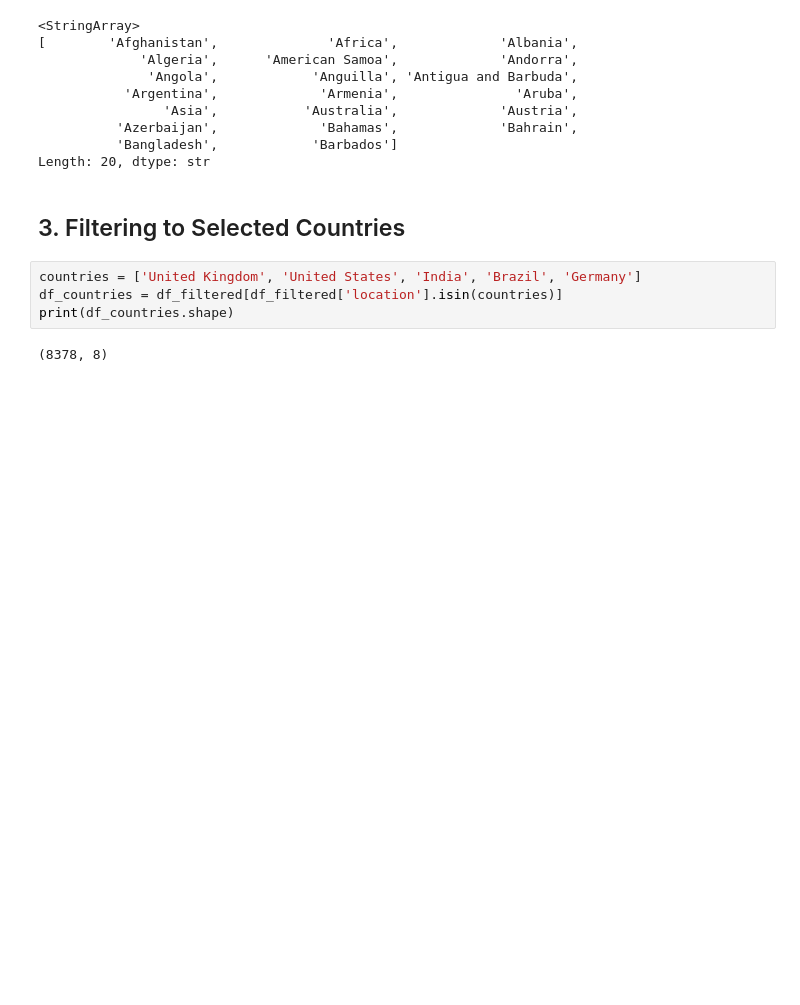
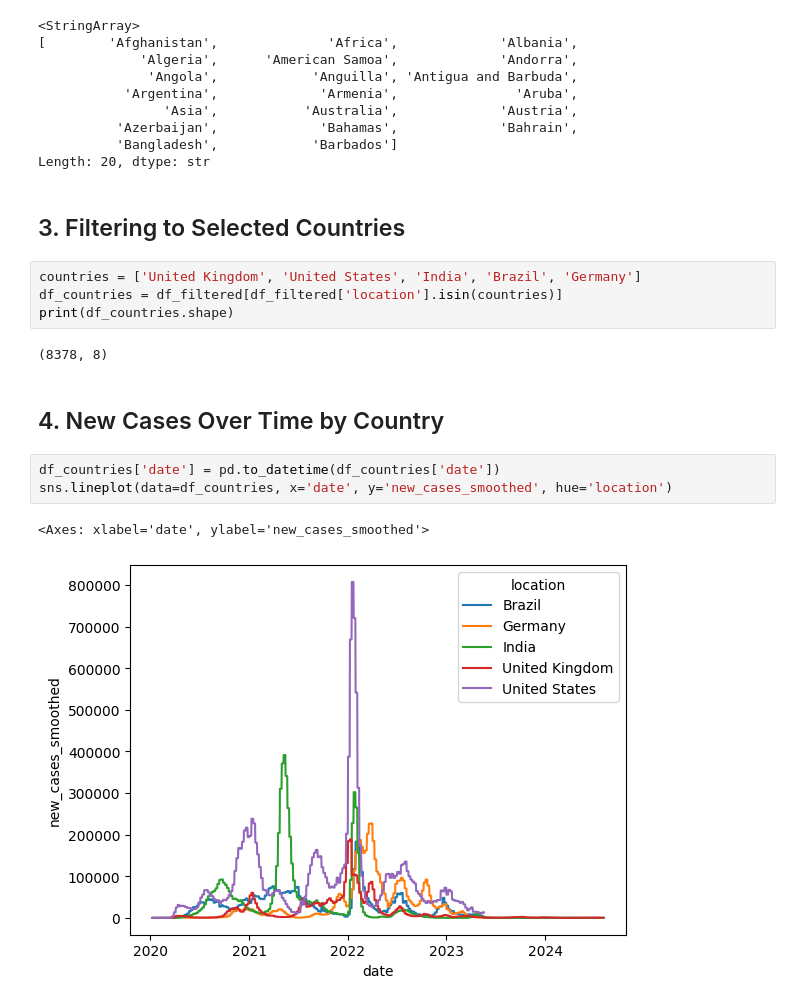
Before and after one commit to ellakmb/covid-epidemic-modelling-, a Jupyter notebook: notebooks/01_data_exploration.ipynb, the cells around one changed output. Drawn from its saved outputs; the diff is of its cells as text; blank space fills up the shorter version.

```diff
--- a/notebooks/01_data_exploration.ipynb
+++ b/notebooks/01_data_exploration.ipynb
@@ -107,3 +107,11 @@ df_countries = df_filtered[df_filtered['location'].isin(countries)]
 print(df_countries.shape)
 # %% [output]
 (8378, 8)
+# %% [markdown]
+## 4. New Cases Over Time by Country
+# %%
+df_countries['date'] = pd.to_datetime(df_countries['date'])
+sns.lineplot(data=df_countries, x='date', y='new_cases_smoothed', hue='location')
+# %% [output]
+<Axes: xlabel='date', ylabel='new_cases_smoothed'>
+[figure, added]
```
Also changed, not shown: parts of 1 cell of this notebook.
